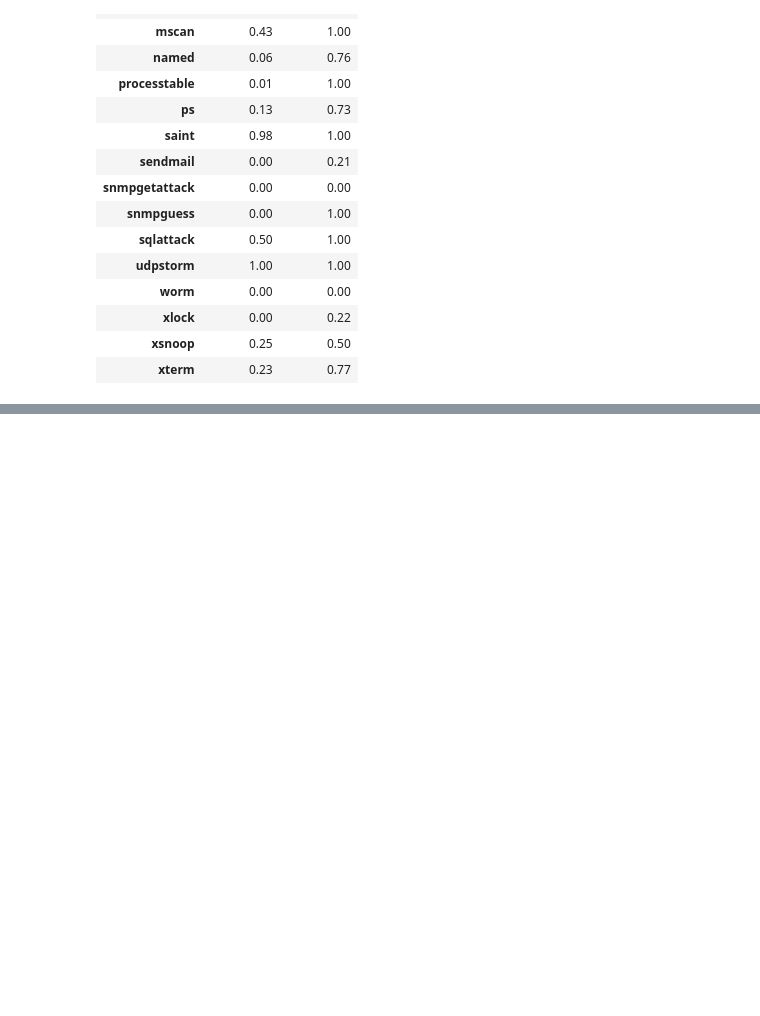
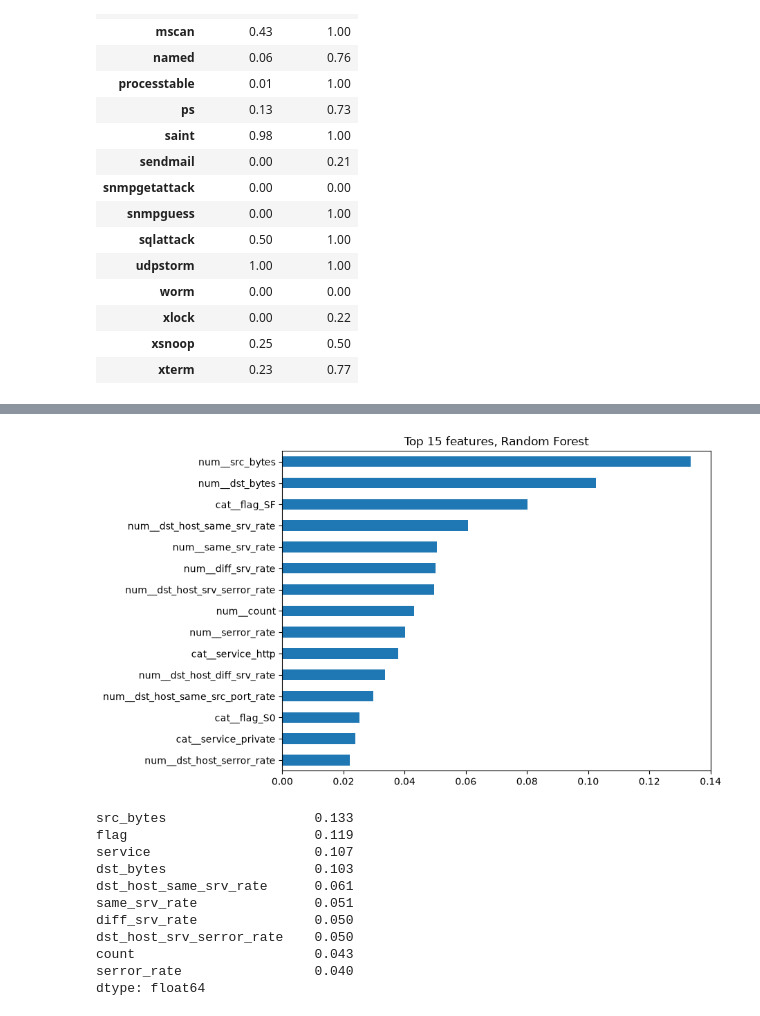
Before and after one commit to shlok3664/spiral, a Jupyter notebook: notebooks/01_baseline.ipynb, the cells around one changed output, grey strips where cells are left out. Drawn from its saved outputs; the diff is of its cells as text; code cells hidden in the pictures; blank space fills up the shorter version.

```diff
--- a/notebooks/01_baseline.ipynb
+++ b/notebooks/01_baseline.ipynb
@@ -563,0 +696,33 @@ tp.groupby("cls")[["caught_0.5", "caught_0.1"]].agg({"mean"}).round(2)
+# %%
+prep_fitted = fitted["Random Forest"].named_steps["prep"]
+names = prep_fitted.get_feature_names_out()
+imp = fitted["Random Forest"].named_steps["clf"].feature_importances_
+imp_s = pd.Series(imp, index=names)
+
+top = imp_s.sort_values(ascending=False).head(15)
+top.iloc[::-1].plot(kind="barh", figsize=(8, 6))
+plt.title("Top 15 features, Random Forest")
+plt.show()
+
+def original(n):
+    n = n.split("__", 1)[1]
+    for c in cat_cols:
+        if n.startswith(c + "_"):
+            return c
+    return n
+
+grouped = imp_s.groupby(original).sum().sort_values(ascending=False)
+print(grouped.head(10).round(3))
+# %% [output]
+[figure, added]
+src_bytes                   0.133
+flag                        0.119
+service                     0.107
+dst_bytes                   0.103
+dst_host_same_srv_rate      0.061
+same_srv_rate               0.051
+diff_srv_rate               0.050
+dst_host_srv_serror_rate    0.050
+count                       0.043
+serror_rate                 0.040
+dtype: float64
```
Also changed, not shown: parts of 14 cells of this notebook.
